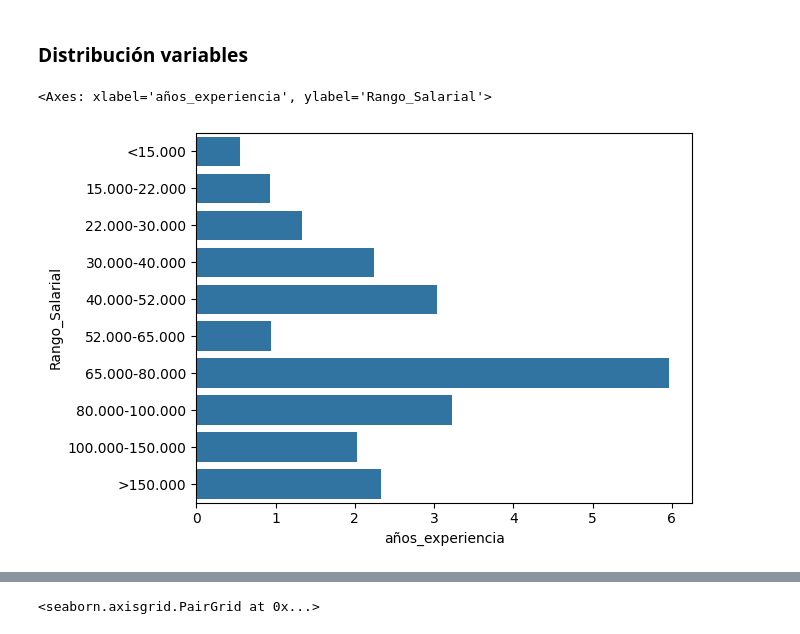
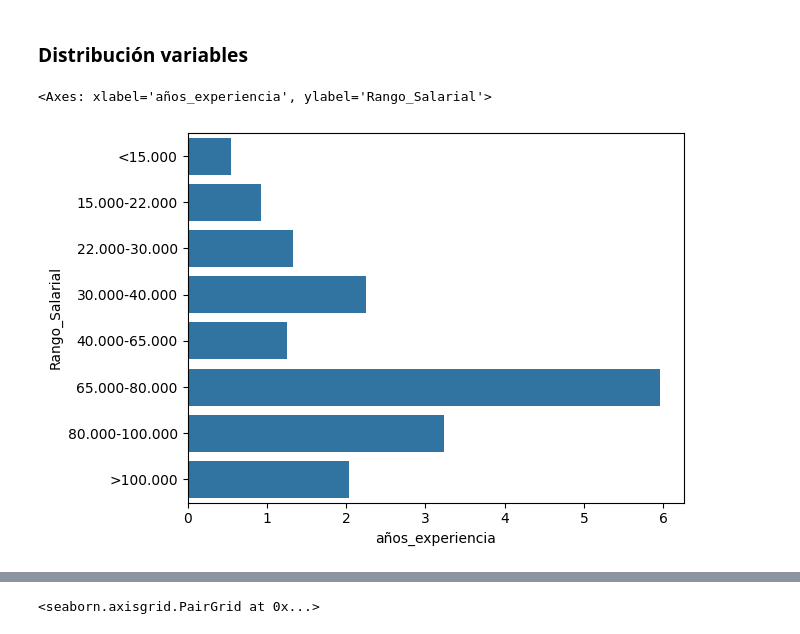
Before and after one commit to Ivan-0612/TFM_job_description_prediction, a Jupyter notebook: notebooks/05_EDA.ipynb, the cells around one changed output, grey strips where cells are left out. Saved outputs shown, nothing was run; the diff lists cells and outputs as text; code cells hidden in the pictures.

```diff
--- a/notebooks/05_EDA.ipynb
+++ b/notebooks/05_EDA.ipynb
@@ -104,8 +102,8 @@ df = df[(df['Salario_medio'] >= lower) & (df['Salario_medio'] <= upper)]
 # %% [markdown]
 ### Distribución variables
 # %%
-orden_rangos = ["<15.000","15.000-22.000","22.000-30.000","30.000-40.000","40.000-52.000","52.000-65.000","65.000-80.000","80.000-100.000","100.000-150.000", ">150.000"]
+orden_rangos = ["<15.000","15.000-22.000","22.000-30.000","30.000-40.000","40.000-65.000","65.000-80.000","80.000-100.000",">100.000"]
 sns.barplot(x='años_experiencia', y='Rango_Salarial', data=df, errorbar=None, order=orden_rangos)
 # %% [output]
 <Axes: xlabel='años_experiencia', ylabel='Rango_Salarial'>
-[figure, old version]
+[figure, new version]
```
Also changed, not shown: parts of 23 cells of this notebook, 19 other files.
